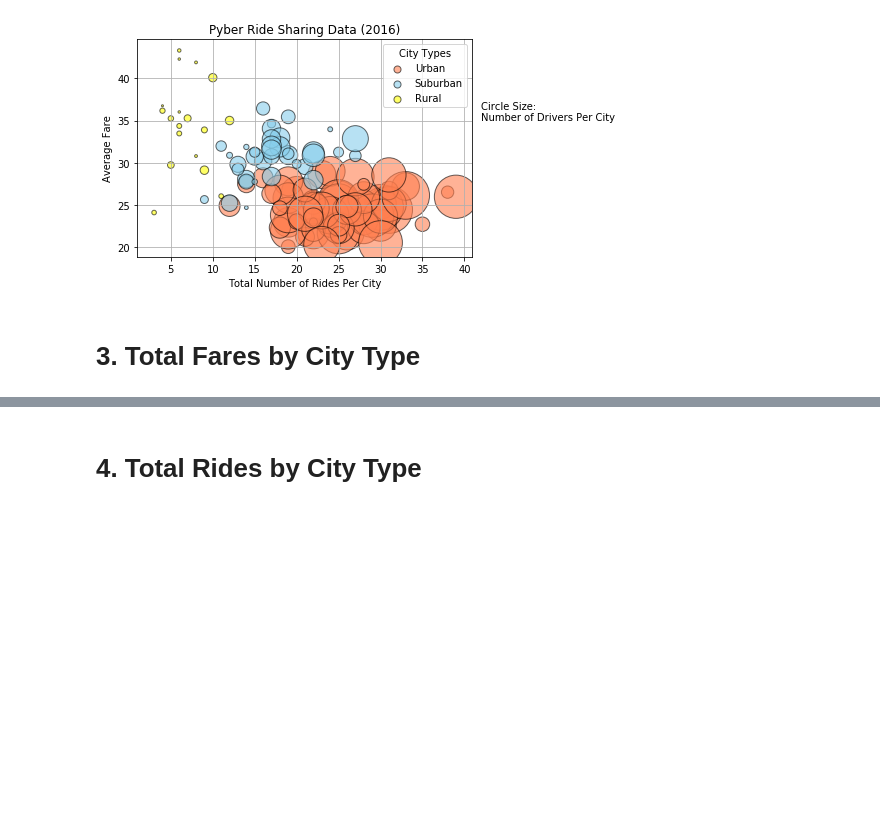
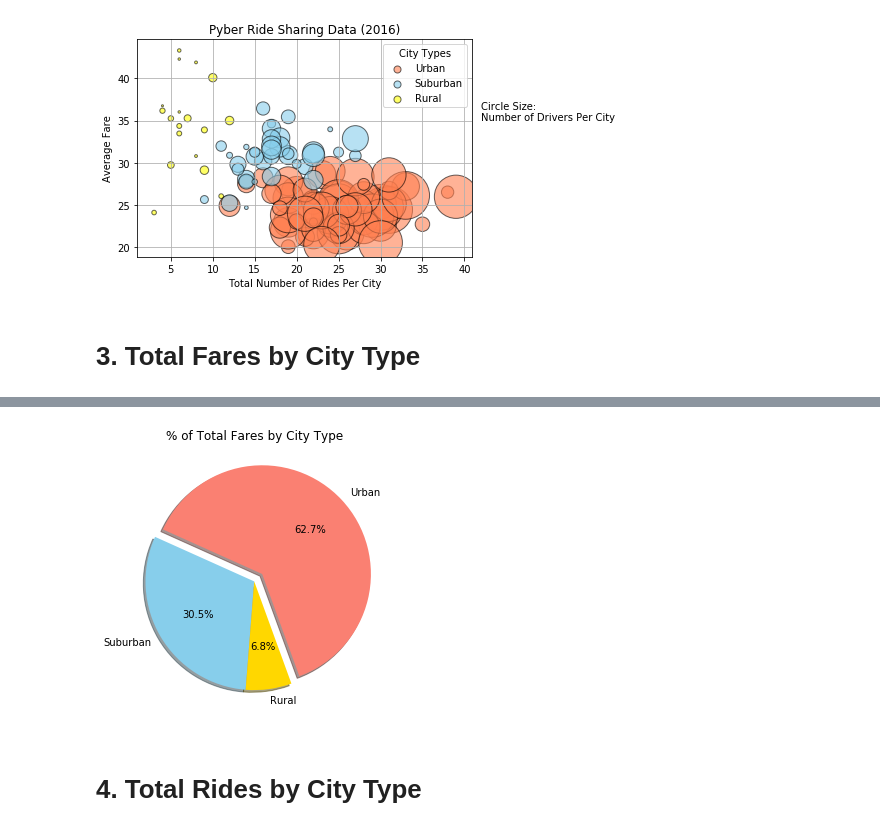
Before and after one commit to vknguyen1902/python-practice, a Jupyter notebook: pyber.ipynb, the cells around one changed output, grey strips where cells are left out. Saved outputs shown, nothing was run; the diff lists cells and outputs as text; code cells hidden in the pictures; blank space fills up the shorter version.

```diff
--- a/pyber.ipynb
+++ b/pyber.ipynb
@@ -90,3 +90,11 @@ plt.show()
 [figure]
 # %% [markdown]
 # 3. Total Fares by City Type
+# %%
+#Percentage of Total Fares
+fare_df = city_ride.set_index('type')
+total_fare = city_ride['fare'].sum()
+each_type_fare = city_ride.groupby('type')['fare'].sum()
+fare_df['% Total Fares'] = each_type_fare/total_fare * 100
+fare_df = fare_df.reset_index().drop_duplicates(subset='type').set_index('type')
+fare_df
@@ -93,2 +107,15 @@ plt.show()
+# %%
+#Pie Chart
+explode = (0.1, 0, 0)
+fare_df.plot.pie(y = '% Total Fares', explode = explode,
+                 autopct = '%1.1f%%', legend = False,
+                 shadow = True, startangle = 290,
+                 colors = ['salmon','skyblue','gold'],
+                 figsize = (5,5), title='% of Total Fares by City Type')
+
+plt.ylabel('')
+plt.show()
+# %% [output]
+[figure, added]
 # %% [markdown]
 # 4. Total Rides by City Type
```
Also changed, not shown: parts of 5 cells of this notebook.
